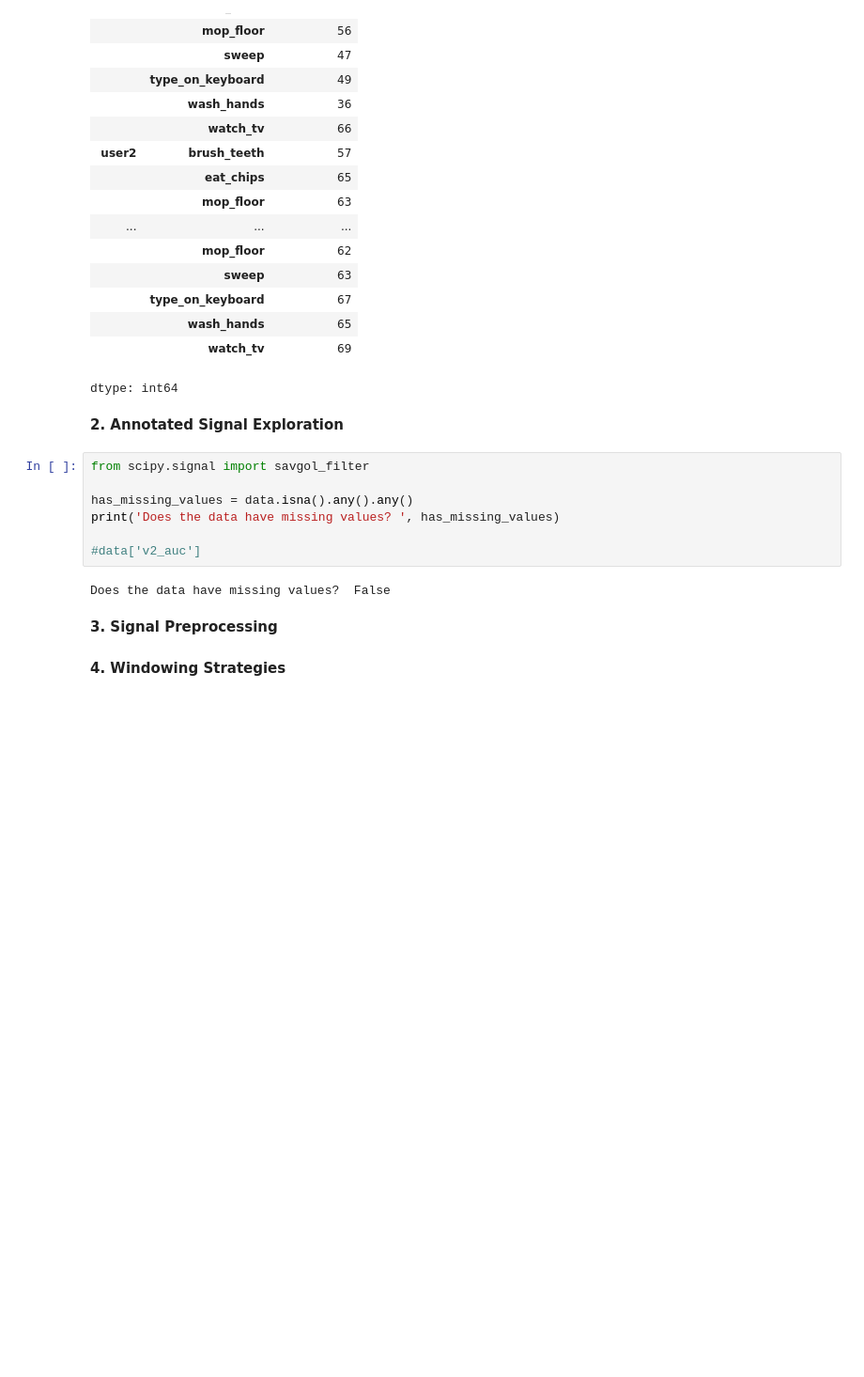
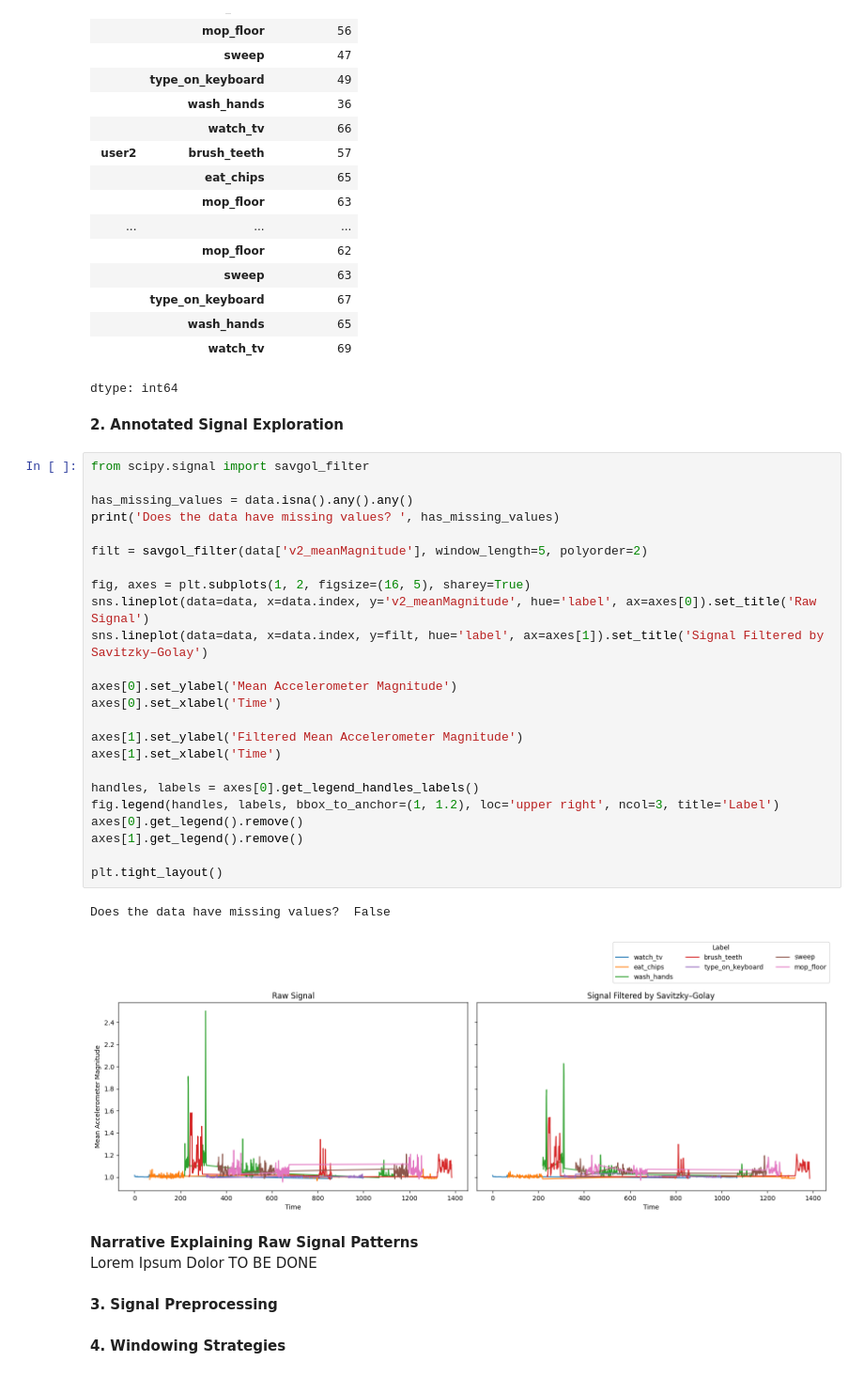
Before and after one commit to jaye311/CS156-Intro-To-AI-Project, a Jupyter notebook: main.ipynb, the cells around one changed output. Shown at 94% size. Cells and saved outputs as stored; diff of their text form; blank space fills up the shorter version.

Commit message:
Plotted filtered signal data

```diff
--- a/main.ipynb
+++ b/main.ipynb
@@ -89,12 +90,33 @@ __2. Annotated Signal Exploration__
 # %%
 from scipy.signal import savgol_filter
 
 has_missing_values = data.isna().any().any()
 print('Does the data have missing values? ', has_missing_values)
 
-#data['v2_auc']
+filt = savgol_filter(data['v2_meanMagnitude'], window_length=5, polyorder=2)
+
+fig, axes = plt.subplots(1, 2, figsize=(16, 5), sharey=True)
+sns.lineplot(data=data, x=data.index, y='v2_meanMagnitude', hue='label', ax=axes[0]).set_title('Raw Signal')
+sns.lineplot(data=data, x=data.index, y=filt, hue='label', ax=axes[1]).set_title('Signal Filtered by Savitzky–Golay')
+
+axes[0].set_ylabel('Mean Accelerometer Magnitude')
+axes[0].set_xlabel('Time')
+
+axes[1].set_ylabel('Filtered Mean Accelerometer Magnitude')
+axes[1].set_xlabel('Time')
+
+handles, labels = axes[0].get_legend_handles_labels()
+fig.legend(handles, labels, bbox_to_anchor=(1, 1.2), loc='upper right', ncol=3, title='Label')
+axes[0].get_legend().remove()
+axes[1].get_legend().remove()
+
+plt.tight_layout()
 # %% [output]
 Does the data have missing values?  False
+[figure, added]
+# %% [markdown]
+__Narrative Explaining Raw Signal Patterns__
+Lorem Ipsum Dolor TO BE DONE
 # %% [markdown]
 __3. Signal Preprocessing__
 # %% [markdown]
```
Also changed, not shown: parts of 1 cell of this notebook.
